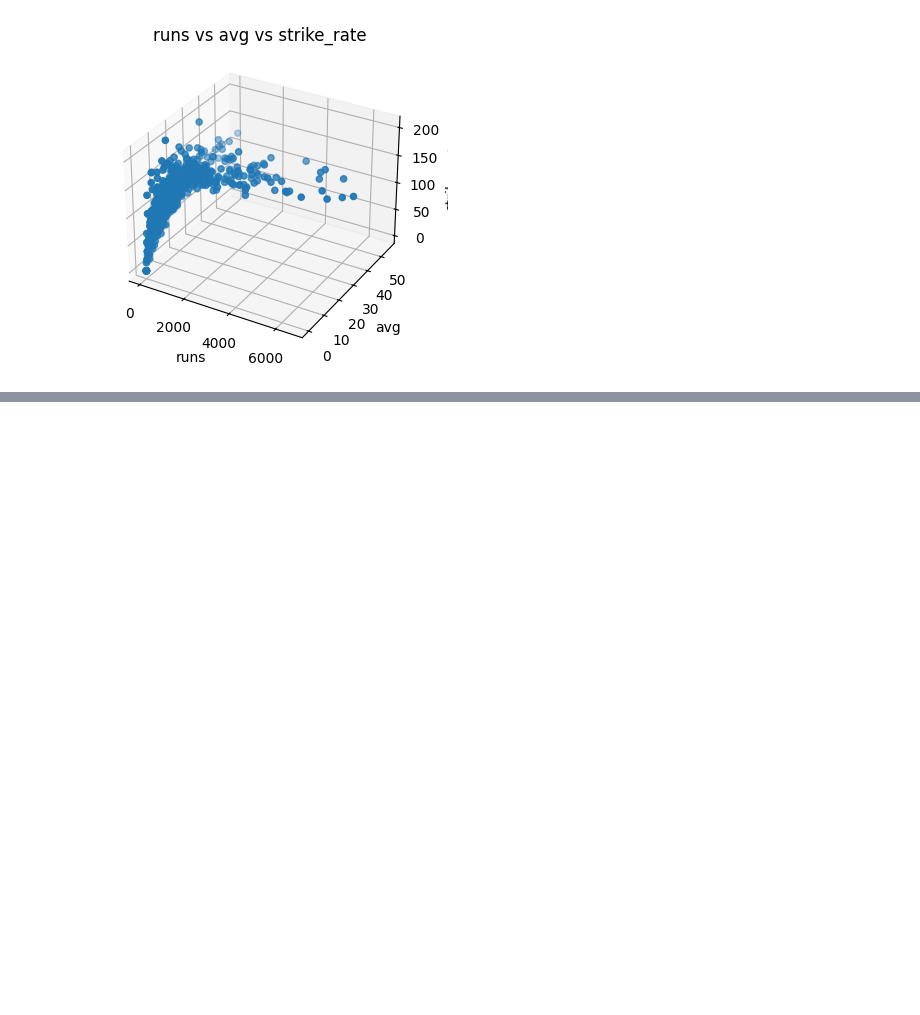
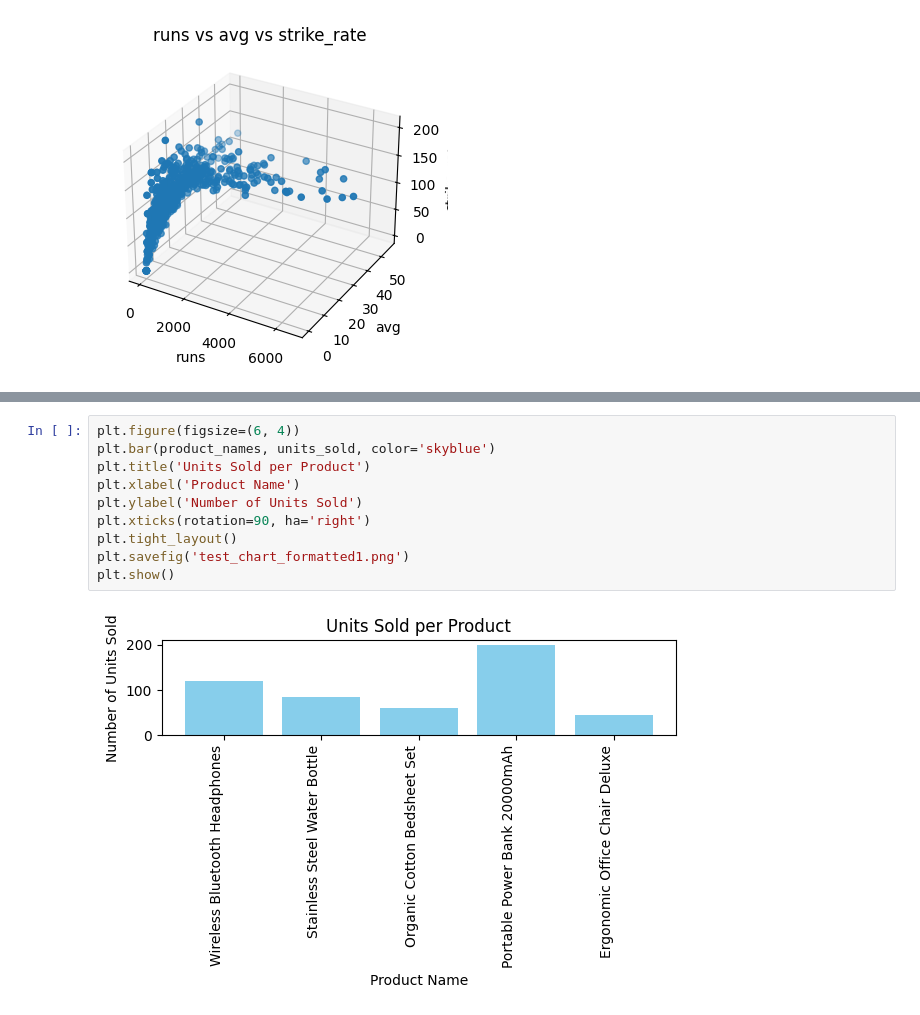
Before and after one commit to sthasarita/Matplotlib_Seaborn, a Jupyter notebook: Practice2.ipynb, the cells around one changed output, grey strips where cells are left out. Drawn from its saved outputs; the diff is of its cells as text; blank space fills up the shorter version.

```diff
--- a/Practice2.ipynb
+++ b/Practice2.ipynb
@@ -218,0 +262,12 @@ plt.show()
+# %%
+plt.figure(figsize=(6, 4))
+plt.bar(product_names, units_sold, color='skyblue')
+plt.title('Units Sold per Product')
+plt.xlabel('Product Name')
+plt.ylabel('Number of Units Sold')
+plt.xticks(rotation=90, ha='right')
+plt.tight_layout()
+plt.savefig('test_chart_formatted1.png')
+plt.show()
+# %% [output]
+[figure, added]
```
Also changed, not shown: parts of 3 cells of this notebook, 5 other files.
